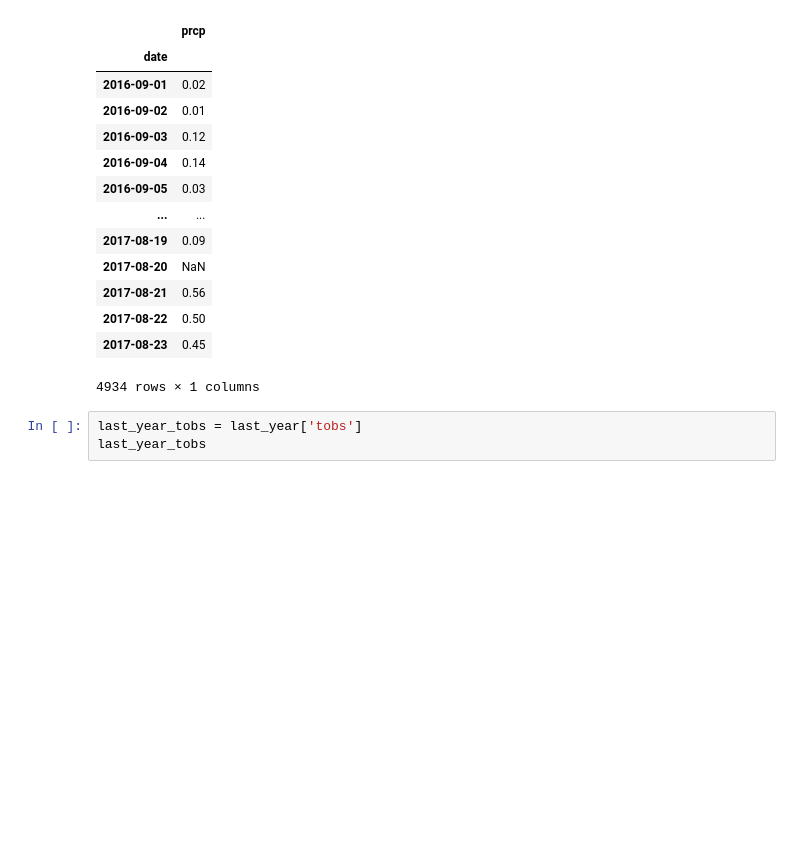
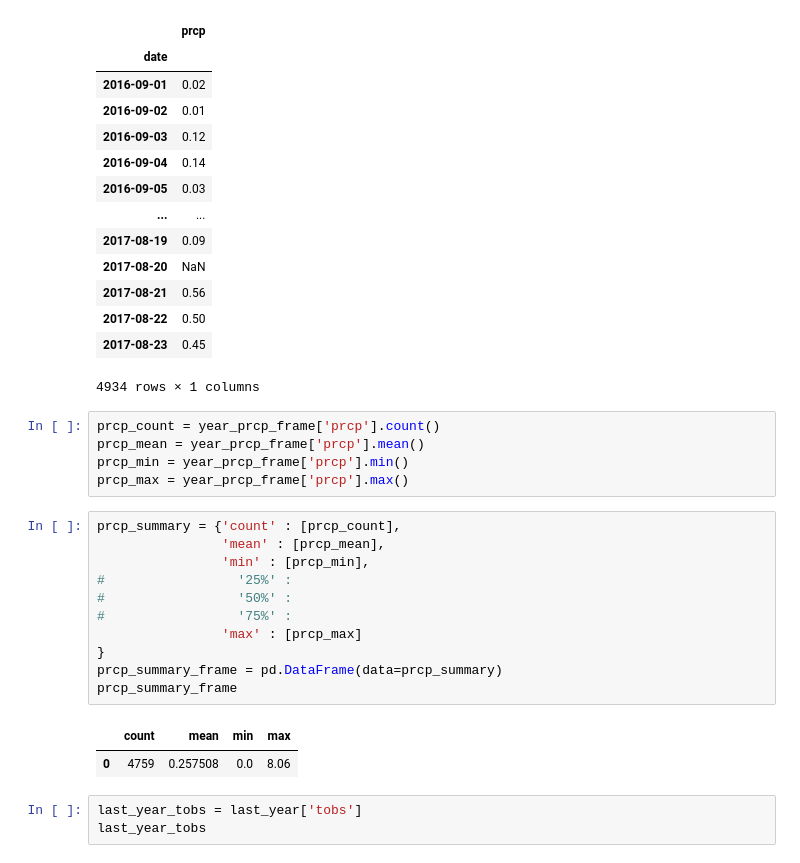
Before and after one commit to anPerger/SQL_alchemy_hw, a Jupyter notebook: sql_alchemy_final.ipynb, the cells around one changed output. Drawn from its saved outputs; the diff is of its cells as text; blank space fills up the shorter version.

```diff
--- a/sql_alchemy_final.ipynb
+++ b/sql_alchemy_final.ipynb
@@ -244,6 +244,25 @@ year_prcp_frame
 | 2017-08-22 | 0.50 |
 | 2017-08-23 | 0.45 |
 4934 rows × 1 columns
+# %%
+prcp_count = year_prcp_frame['prcp'].count()
+prcp_mean = year_prcp_frame['prcp'].mean()
+prcp_min = year_prcp_frame['prcp'].min()
+prcp_max = year_prcp_frame['prcp'].max()
+# %%
+prcp_summary = {'count' : [prcp_count],
+                'mean' : [prcp_mean],
+                'min' : [prcp_min],
+#                 '25%' :
+#                 '50%' :
+#                 '75%' :
+                'max' : [prcp_max]
+}
+prcp_summary_frame = pd.DataFrame(data=prcp_summary)
+prcp_summary_frame
+# %% [output]
+|  | count | mean | min | max |
+| 0 | 4759 | 0.257508 | 0.0 | 8.06 |
 # %%
 last_year_tobs = last_year['tobs']
 last_year_tobs
```
Also changed, not shown: parts of 3 cells of this notebook.
